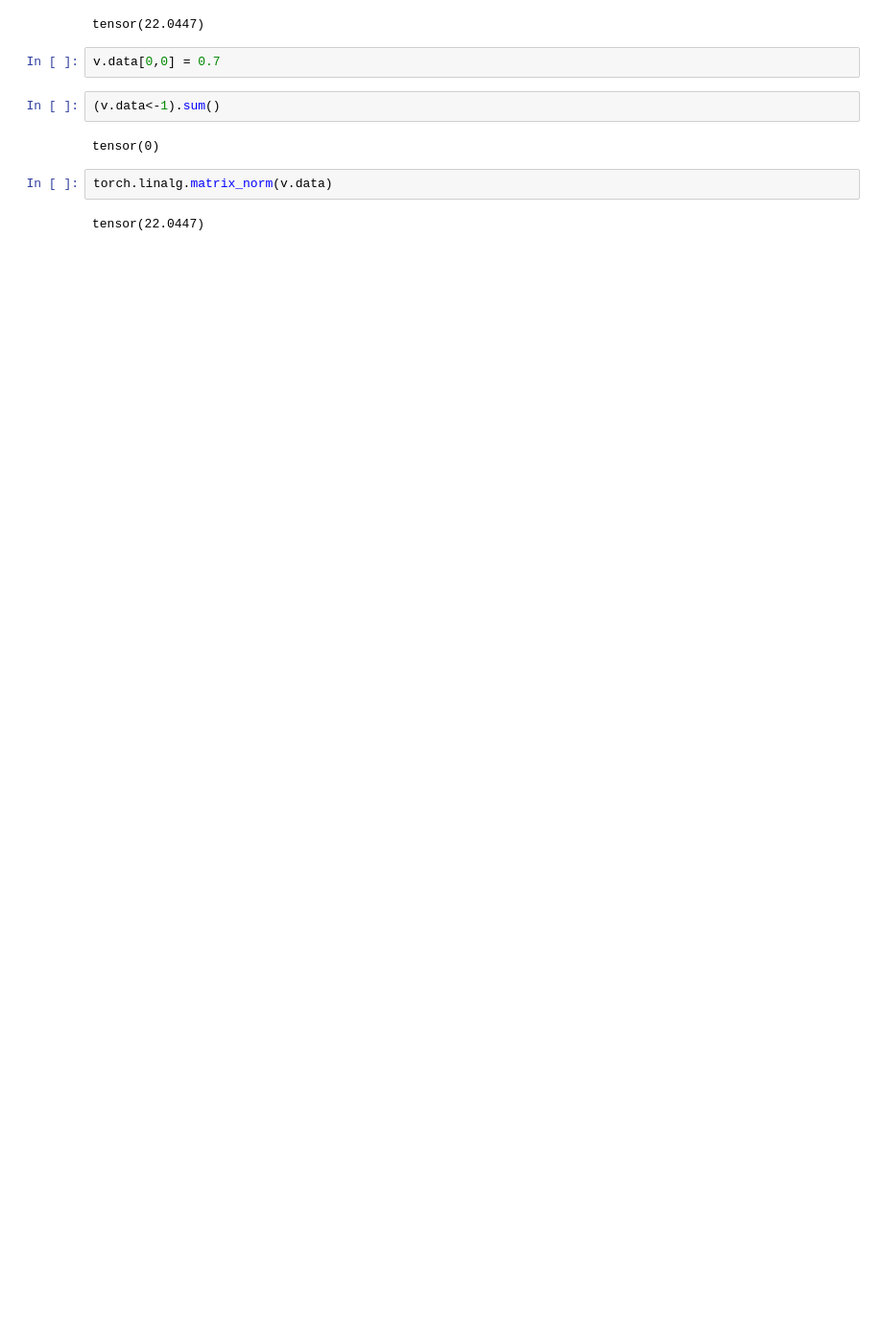
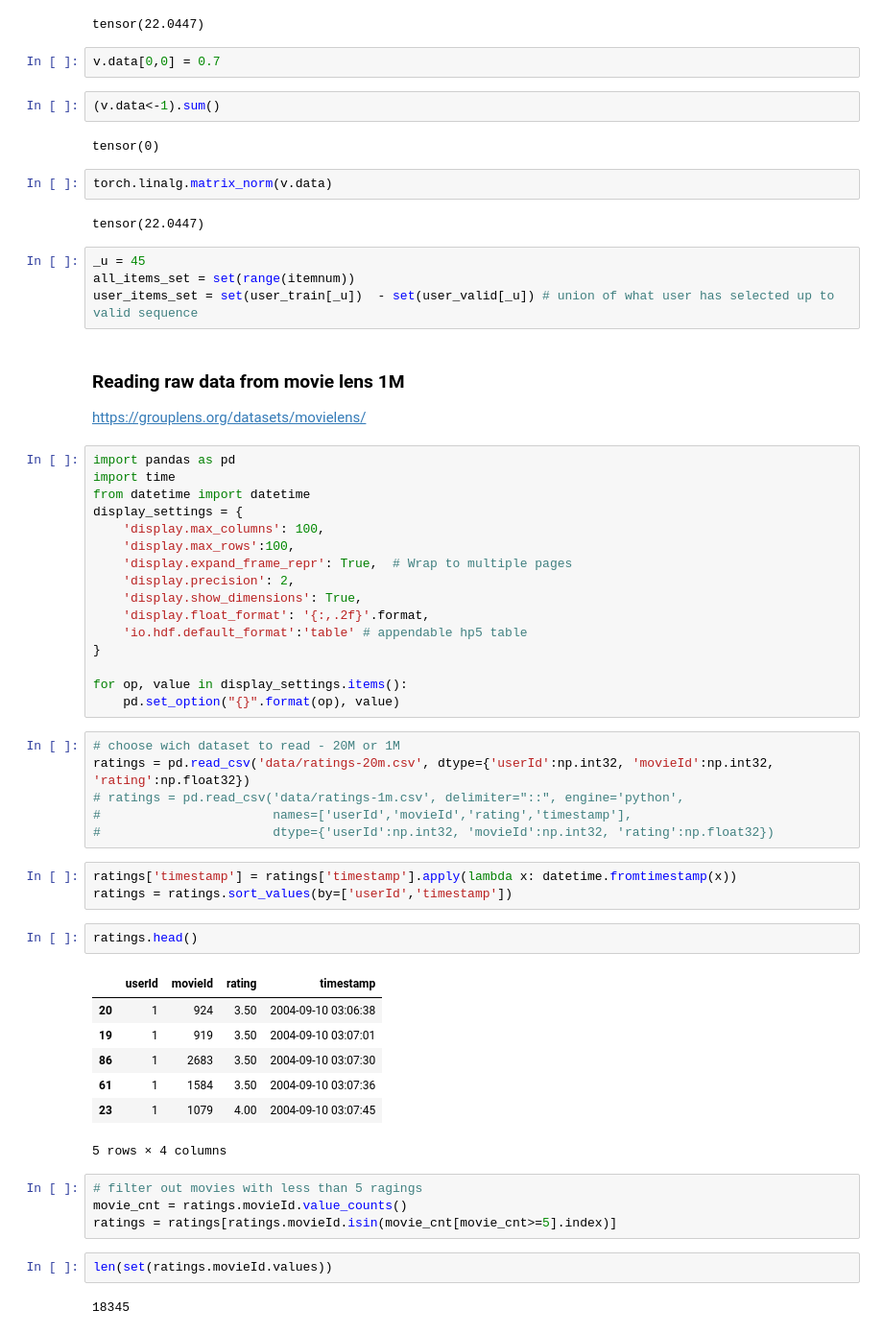
Before and after one commit to chorus12/SASRec.pytorch, a Jupyter notebook: SASRec_interactive.ipynb, the cells around one changed output. Shown: that part at 96% size. Saved outputs shown, nothing was run; the diff lists cells and outputs as text; blank space fills up the shorter version.

```diff
--- a/SASRec_interactive.ipynb
+++ b/SASRec_interactive.ipynb
@@ -685,3 +680,53 @@ tensor(0)
 torch.linalg.matrix_norm(v.data)
 # %% [output]
 tensor(22.0447)
+# %%
+_u = 45
+all_items_set = set(range(itemnum))
+user_items_set = set(user_train[_u])  - set(user_valid[_u]) # union of what user has selected up to valid sequence
+# %% [markdown]
+### Reading raw data from movie lens 1M
+https://grouplens.org/datasets/movielens/
+# %%
+import pandas as pd
+import time
+from datetime import datetime
+display_settings = {
+    'display.max_columns': 100,
+    'display.max_rows':100,
+    'display.expand_frame_repr': True,  # Wrap to multiple pages
+    'display.precision': 2,
+    'display.show_dimensions': True,
+    'display.float_format': '{:,.2f}'.format,
+    'io.hdf.default_format':'table' # appendable hp5 table
+}
+
+for op, value in display_settings.items():
+    pd.set_option("{}".format(op), value)
+# %%
+# choose wich dataset to read - 20M or 1M
+ratings = pd.read_csv('data/ratings-20m.csv', dtype={'userId':np.int32, 'movieId':np.int32, 'rating':np.float32})
+# ratings = pd.read_csv('data/ratings-1m.csv', delimiter="::", engine='python',
+#                       names=['userId','movieId','rating','timestamp'],
+#                       dtype={'userId':np.int32, 'movieId':np.int32, 'rating':np.float32})
+# %%
+ratings['timestamp'] = ratings['timestamp'].apply(lambda x: datetime.fromtimestamp(x))
+ratings = ratings.sort_values(by=['userId','timestamp'])
+# %%
+ratings.head()
+# %% [output]
+|  | userId | movieId | rating | timestamp |
+| 20 | 1 | 924 | 3.50 | 2004-09-10 03:06:38 |
+| 19 | 1 | 919 | 3.50 | 2004-09-10 03:07:01 |
+| 86 | 1 | 2683 | 3.50 | 2004-09-10 03:07:30 |
+| 61 | 1 | 1584 | 3.50 | 2004-09-10 03:07:36 |
+| 23 | 1 | 1079 | 4.00 | 2004-09-10 03:07:45 |
+5 rows × 4 columns
+# %%
+# filter out movies with less than 5 ragings
+movie_cnt = ratings.movieId.value_counts()
+ratings = ratings[ratings.movieId.isin(movie_cnt[movie_cnt>=5].index)]
+# %%
+len(set(ratings.movieId.values))
+# %% [output]
+18345
```
Also changed, not shown: parts of 8 cells of this notebook, 2 other files.
